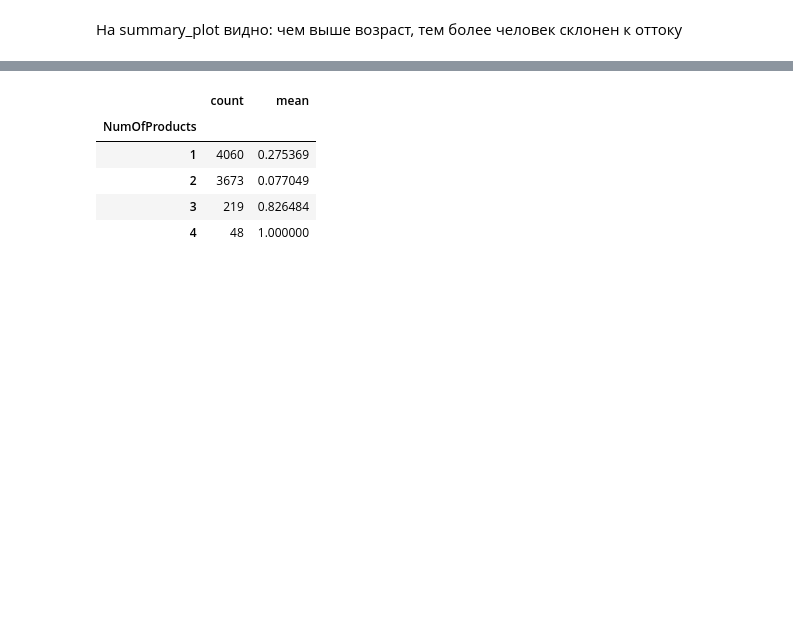
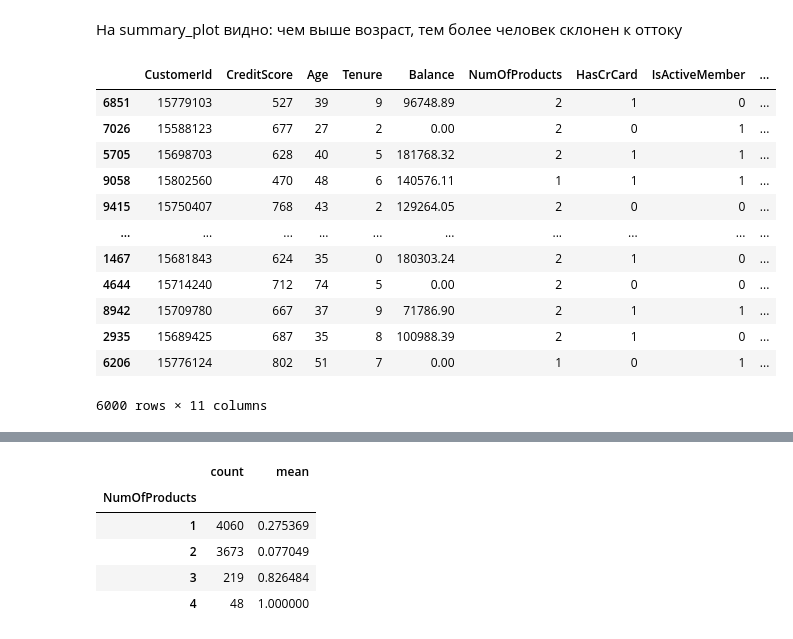
Before and after one commit to Zetis659/Data_Science_GM, a Jupyter notebook: 7.Classification/Classification.ipynb, the cells around one changed output, grey strips where cells are left out. Cells and saved outputs as stored; diff of their text form; code cells hidden in the pictures; blank space fills up the shorter version.

```diff
--- a/7.Classification/Classification.ipynb
+++ b/7.Classification/Classification.ipynb
@@ -1016,3 +1020,19 @@ shap_values = explainer.shap_values(test[X])
 # %% [markdown]
 На summary_plot видно:
 чем выше возраст, тем более человек склонен к оттоку
+# %%
+train[X]
+# %% [output]
+|  | CustomerId | CreditScore | Age | Tenure | Balance | NumOfProducts | HasCrCard | IsActiveMember | ... |
+| 6851 | 15779103 | 527 | 39 | 9 | 96748.89 | 2 | 1 | 0 | ... |
+| 7026 | 15588123 | 677 | 27 | 2 | 0.00 | 2 | 0 | 1 | ... |
+| 5705 | 15698703 | 628 | 40 | 5 | 181768.32 | 2 | 1 | 1 | ... |
+| 9058 | 15802560 | 470 | 48 | 6 | 140576.11 | 1 | 1 | 1 | ... |
+| 9415 | 15750407 | 768 | 43 | 2 | 129264.05 | 2 | 0 | 0 | ... |
+| ... | ... | ... | ... | ... | ... | ... | ... | ... | ... |
+| 1467 | 15681843 | 624 | 35 | 0 | 180303.24 | 2 | 1 | 0 | ... |
+| 4644 | 15714240 | 712 | 74 | 5 | 0.00 | 2 | 0 | 0 | ... |
+| 8942 | 15709780 | 667 | 37 | 9 | 71786.90 | 2 | 1 | 1 | ... |
+| 2935 | 15689425 | 687 | 35 | 8 | 100988.39 | 2 | 1 | 0 | ... |
+| 6206 | 15776124 | 802 | 51 | 7 | 0.00 | 1 | 0 | 1 | ... |
+6000 rows × 11 columns
```
Also changed, not shown: parts of 12 cells of this notebook, 41 other files.
